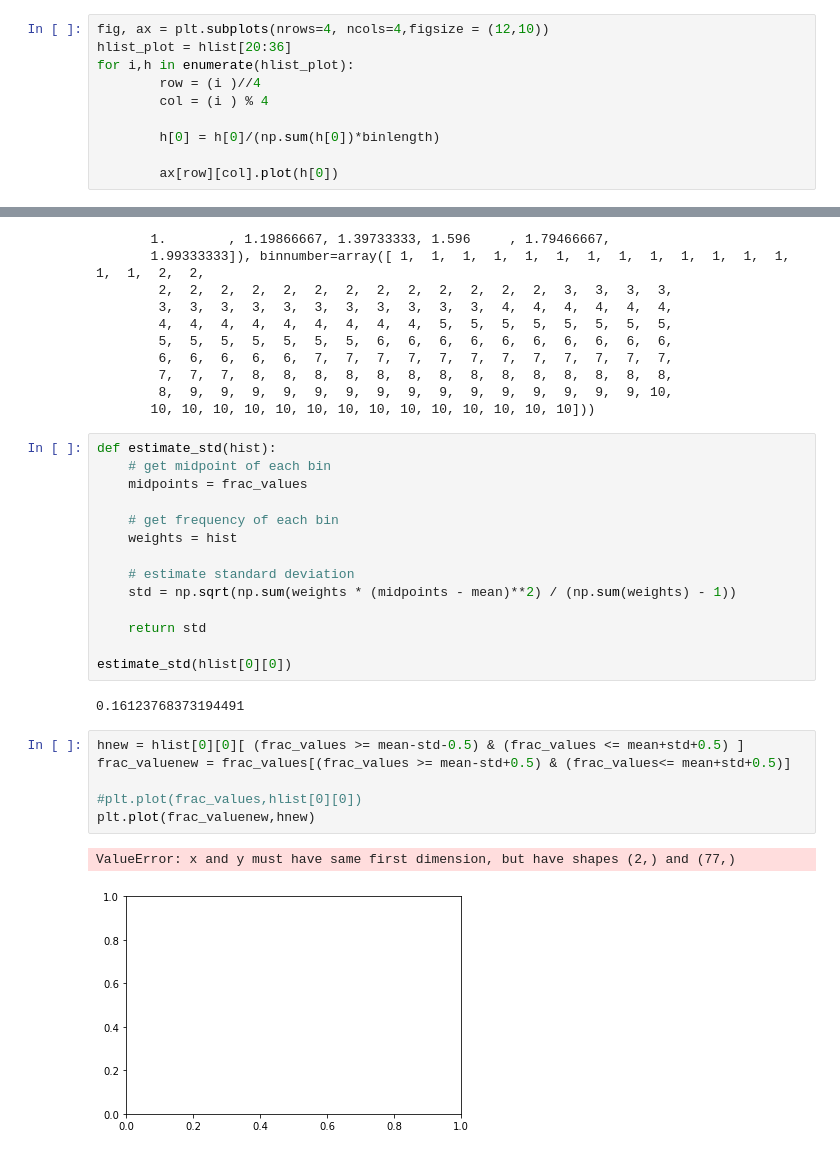
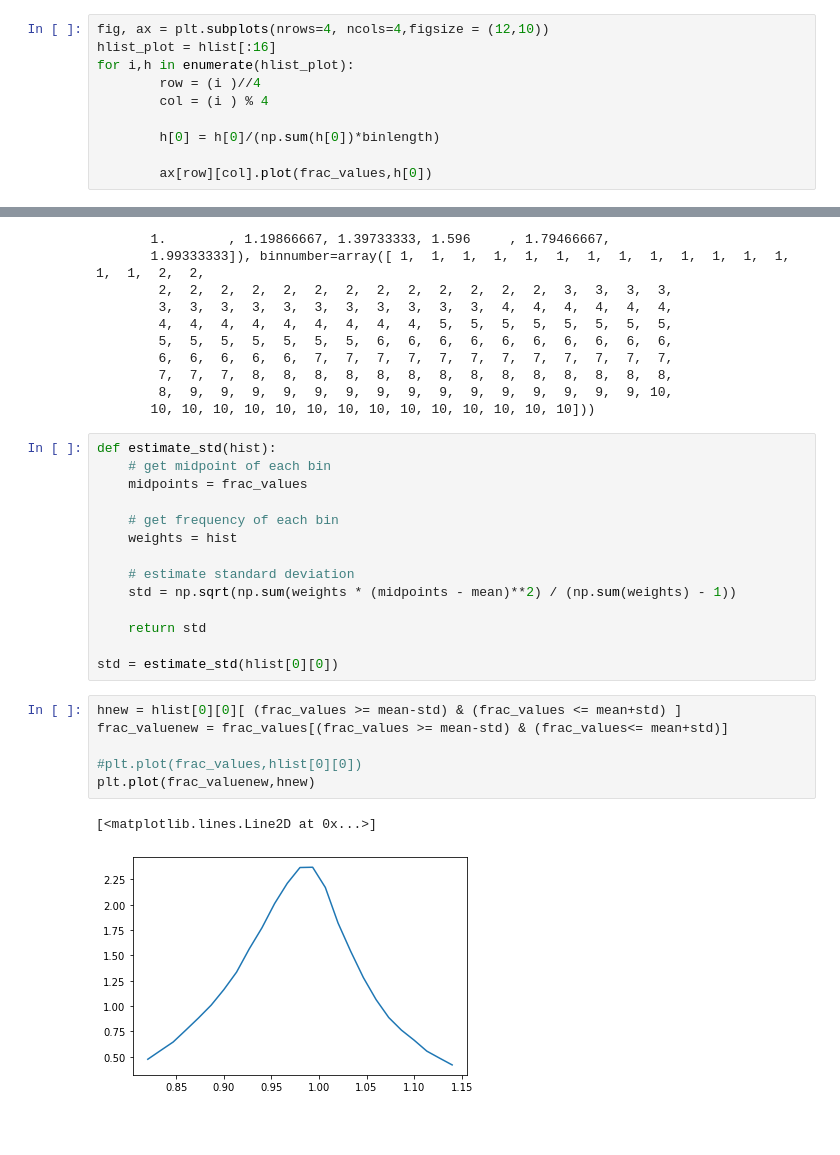
Before and after one commit to mandalaritra1/QJetMassUproot, a Jupyter notebook: Gaussian fit for different pt ranges.ipynb, the cells around one changed output, grey strips where cells are left out. Cells and saved outputs as stored; diff of their text form; blank space fills up the shorter version.

```diff
--- a/Gaussian fit for different pt ranges.ipynb
+++ b/Gaussian fit for different pt ranges.ipynb
@@ -21,12 +21,12 @@ frac_values = h.axes[2].centers
 binlength = frac_values[2] - frac_values[0]
 # %%
 fig, ax = plt.subplots(nrows=4, ncols=4,figsize = (12,10))
-hlist_plot = hlist[20:36]
+hlist_plot = hlist[:16]
 for i,h in enumerate(hlist_plot):
         row = (i )//4
         col = (i ) % 4
 
         h[0] = h[0]/(np.sum(h[0])*binlength)
 
-        ax[row][col].plot(h[0])
+        ax[row][col].plot(frac_values,h[0])
 # %% [output]
@@ -350,16 +344,14 @@ def estimate_std(hist):
 
     return std
 
-estimate_std(hlist[0][0])
+std = estimate_std(hlist[0][0])
-# %% [output]
-0.16123768373194491
 # %%
-hnew = hlist[0][0][ (frac_values >= mean-std-0.5) & (frac_values <= mean+std+0.5) ]
-frac_valuenew = frac_values[(frac_values >= mean-std+0.5) & (frac_values<= mean+std+0.5)]
+hnew = hlist[0][0][ (frac_values >= mean-std) & (frac_values <= mean+std) ]
+frac_valuenew = frac_values[(frac_values >= mean-std) & (frac_values<= mean+std)]
 
 #plt.plot(frac_values,hlist[0][0])
 plt.plot(frac_valuenew,hnew)
 # %% [output]
-ValueError: x and y must have same first dimension, but have shapes (2,) and (77,)
+[<matplotlib.lines.Line2D at 0x...>]
-[figure, old version]
+[figure, new version]
 # %%
```
Also changed, not shown: parts of 10 cells of this notebook.
